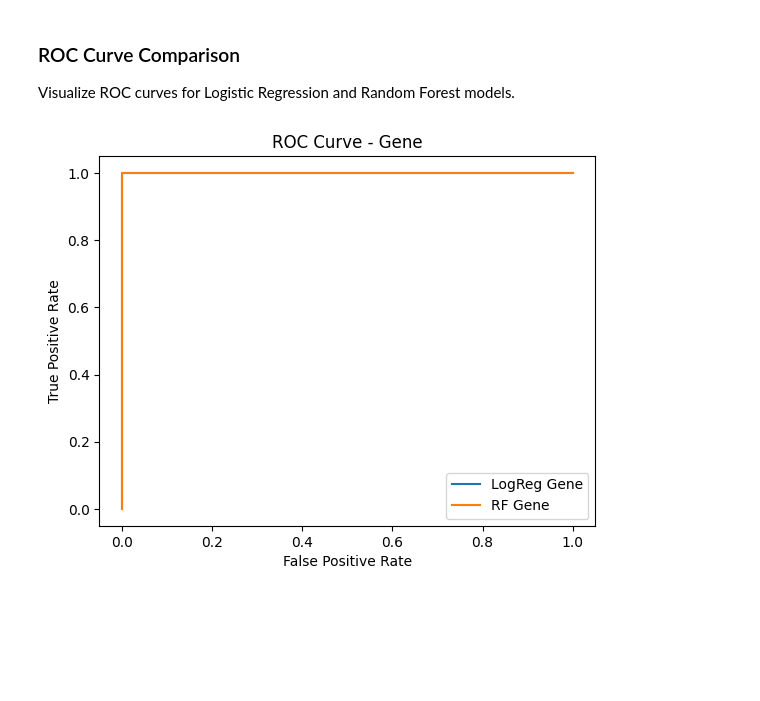
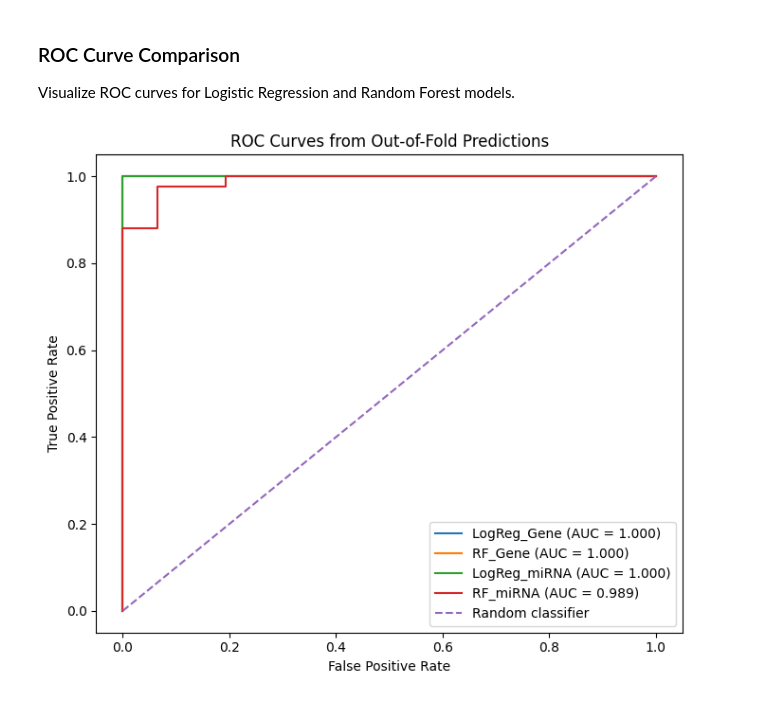
Before and after one commit to Anitej1824/PMF_GEX-miREX_ML_Comparison, a Jupyter notebook: Notebooks/04_Model_Evaluation_&_Comparison.ipynb, the cells around one changed output. Cells and saved outputs as stored; diff of their text form; code cells hidden in the pictures; blank space fills up the shorter version.

```diff
--- a/Notebooks/04_Model_Evaluation_&_Comparison.ipynb
+++ b/Notebooks/04_Model_Evaluation_&_Comparison.ipynb
@@ -63 +56,16 @@ results_sorted
+# %%
+oof_predictions = {
+    "LogReg_Gene": pd.read_csv(
+        "../Results/Tables/OOF_Predictions/LogReg_Gene_oof_predictions.csv"
+    ),
+    "RF_Gene": pd.read_csv(
+        "../Results/Tables/OOF_Predictions/RF_Gene_oof_predictions.csv"
+    ),
+    "LogReg_miRNA": pd.read_csv(
+        "../Results/Tables/OOF_Predictions/LogReg_miRNA_oof_predictions.csv"
+    ),
+    "RF_miRNA": pd.read_csv(
+        "../Results/Tables/OOF_Predictions/RF_miRNA_oof_predictions.csv"
+    )
+}
 # %% [markdown]
@@ -111,55 +102,49 @@ plt.show()
 
 Visualize ROC curves for Logistic Regression and Random Forest models.
 # %%
-# Gene ROC Curves
+# Generate ROC curves from the out-of-fold predictions for all models.
+plt.figure(figsize=(7, 6))
 
-# Compute ROC curve points for gene models
-fpr_lr_g, tpr_lr_g, _ = roc_curve(gene_preds["yg_test"], gene_preds["yg_prob_lr"])
-fpr_rf_g, tpr_rf_g, _ = roc_curve(gene_preds["yg_test"], gene_preds["yg_prob_rf"])
 
-# Plot ROC curves for gene data
-plt.figure()
-plt.plot(fpr_lr_g, tpr_lr_g, label="LogReg Gene")
-plt.plot(fpr_rf_g, tpr_rf_g, label="RF Gene")
+for name, pred in oof_predictions.items():
 
-# Label axes and title
+    # Calculate the ROC curve and AUC using held-out predictions.
+    fpr, tpr, _ = roc_curve(
+        pred["y_true"],
+        pred["y_prob"]
+    )
+
+    auc = roc_auc_score(
+        pred["y_true"],
+        pred["y_prob"]
+    )
+
+    plt.plot(
+        fpr,
+        tpr,
+        label=f"{name} (AUC = {auc:.3f})"
+    )
+
+# Add the expected performance of a random classifier.
+plt.plot(
+    [0, 1],
+    [0, 1],
+    linestyle="--",
+    label="Random classifier"
+)
+
 plt.xlabel("False Positive Rate")
 plt.ylabel("True Positive Rate")
-plt.title("ROC Curve - Gene")
+plt.title("ROC Curves from Out-of-Fold Predictions")
+plt.legend()
+plt.tight_layout()
 
-# Add legend
-plt.legend()
+plt.savefig(
+    "../Results/Plots/roc_curves_oof.png",
+    dpi=300,
+    bbox_inches="tight"
+)
 
-# Save plot
-plt.savefig("../Results/Plots/roc_curve_gene.png", bbox_inches="tight")
-
-# Display plot
 plt.show()
-
-
-# miRNA ROC Curves
-
-# Compute ROC curve points for miRNA models
-fpr_lr_m, tpr_lr_m, _ = roc_curve(mirna_preds["ym_test"], mirna_preds["ym_prob_lr"])
-fpr_rf_m, tpr_rf_m, _ = roc_curve(mirna_preds["ym_test"], mirna_preds["ym_prob_rf"])
-
-# Plot ROC curves for miRNA data
-plt.figure()
-plt.plot(fpr_lr_m, tpr_lr_m, label="LogReg miRNA")
-plt.plot(fpr_rf_m, tpr_rf_m, label="RF miRNA")
-
-# Label axes and title
-plt.xlabel("False Positive Rate")
-plt.ylabel("True Positive Rate")
-plt.title("ROC Curve - miRNA")
-
-# Add legend
-plt.legend()
-
-# Save plot
-plt.savefig("../Results/Plots/roc_curve_mirna.png", bbox_inches="tight")
-
-# Display plot
-plt.show()
 # %% [output]
-[figure, old version]
+[figure, new version]
```
Also changed, not shown: parts of 18 cells of this notebook, 30 other files.
